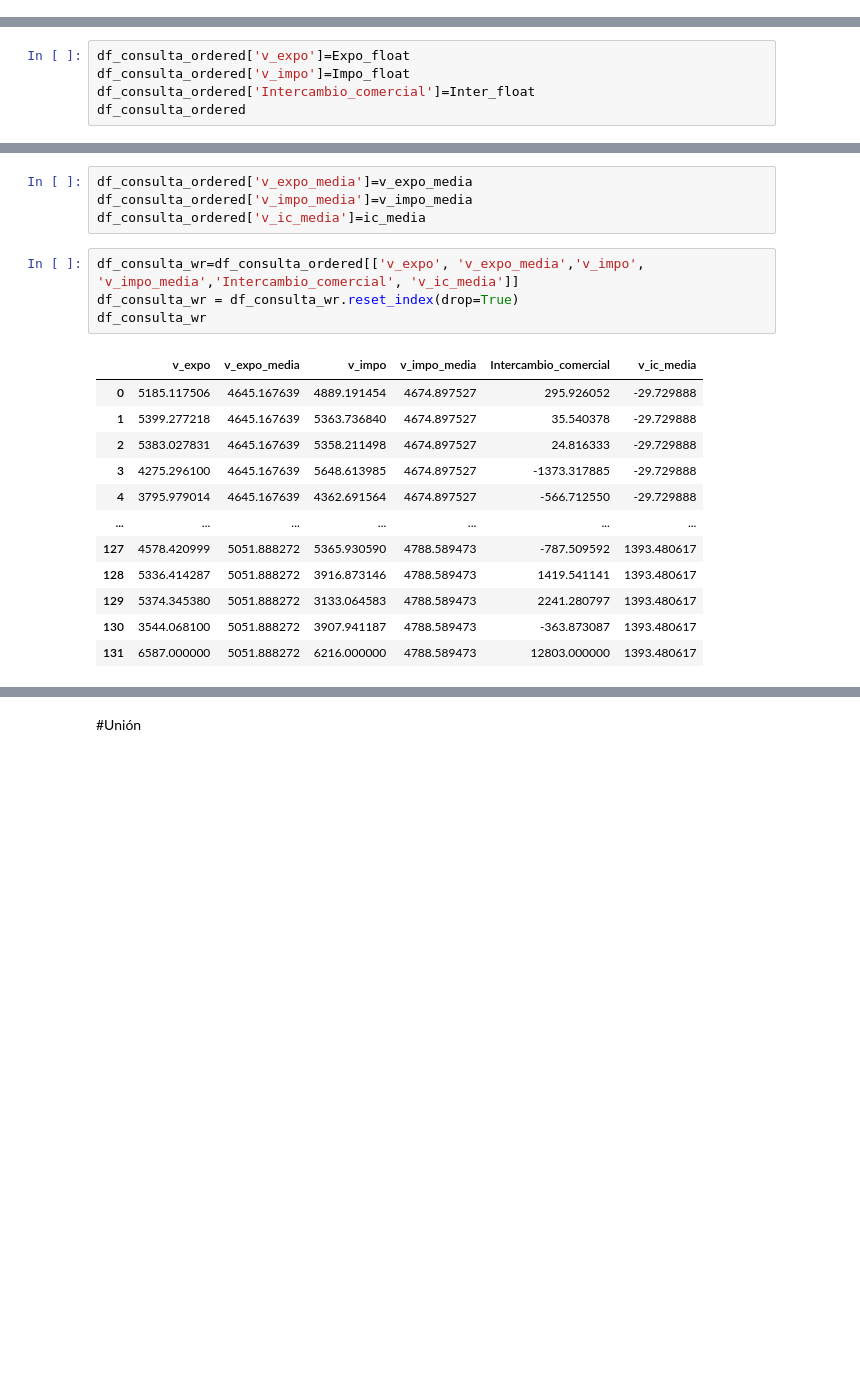
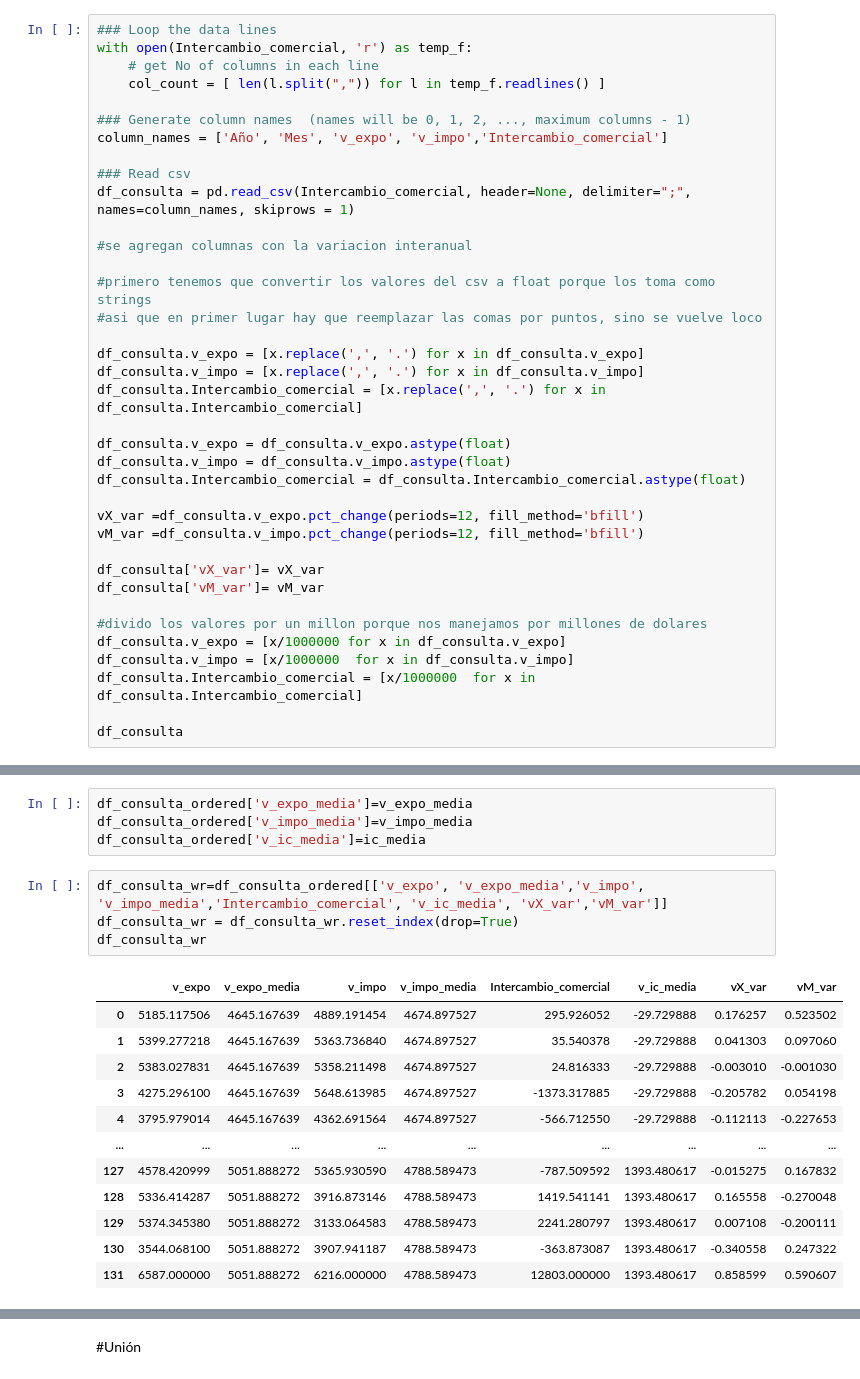
Before and after one commit to LucaGelmini/notebooks_indec, a Jupyter notebook: Estacionalidad/Estacionalidad-final.ipynb, the cells around one changed output, grey strips where cells are left out. Cells and saved outputs as stored; diff of their text form; blank space fills up the shorter version.

Commit message:
Se agregan a la tabla output la variacion de los valores X y M

```diff
--- a/Estacionalidad/Estacionalidad-final.ipynb
+++ b/Estacionalidad/Estacionalidad-final.ipynb
@@ -264,0 +225,37 @@ df_consulta
+# %%
+### Loop the data lines
+with open(Intercambio_comercial, 'r') as temp_f:
+    # get No of columns in each line
+    col_count = [ len(l.split(",")) for l in temp_f.readlines() ]
+
+### Generate column names  (names will be 0, 1, 2, ..., maximum columns - 1)
+column_names = ['Año', 'Mes', 'v_expo', 'v_impo','Intercambio_comercial']
+
+### Read csv
+df_consulta = pd.read_csv(Intercambio_comercial, header=None, delimiter=";", names=column_names, skiprows = 1)
+
+#se agregan columnas con la variacion interanual
+
+#primero tenemos que convertir los valores del csv a float porque los toma como strings
+#asi que en primer lugar hay que reemplazar las comas por puntos, sino se vuelve loco
+
+df_consulta.v_expo = [x.replace(',', '.') for x in df_consulta.v_expo]
+df_consulta.v_impo = [x.replace(',', '.') for x in df_consulta.v_impo]
+df_consulta.Intercambio_comercial = [x.replace(',', '.') for x in df_consulta.Intercambio_comercial]
+
+df_consulta.v_expo = df_consulta.v_expo.astype(float)
+df_consulta.v_impo = df_consulta.v_impo.astype(float)
+df_consulta.Intercambio_comercial = df_consulta.Intercambio_comercial.astype(float)
+
+vX_var =df_consulta.v_expo.pct_change(periods=12, fill_method='bfill')
+vM_var =df_consulta.v_impo.pct_change(periods=12, fill_method='bfill')
+
+df_consulta['vX_var']= vX_var
+df_consulta['vM_var']= vM_var
+
+#divido los valores por un millon porque nos manejamos por millones de dolares
+df_consulta.v_expo = [x/1000000 for x in df_consulta.v_expo]
+df_consulta.v_impo = [x/1000000  for x in df_consulta.v_impo]
+df_consulta.Intercambio_comercial = [x/1000000  for x in df_consulta.Intercambio_comercial]
+
+df_consulta
@@ -324,5 +323,0 @@ len(Expo_float)
-# %%
-df_consulta_ordered['v_expo']=Expo_float
-df_consulta_ordered['v_impo']=Impo_float
-df_consulta_ordered['Intercambio_comercial']=Inter_float
-df_consulta_ordered
@@ -378,19 +359,19 @@ df_consulta_ordered['v_expo_media']=v_expo_media
 df_consulta_ordered['v_impo_media']=v_impo_media
 df_consulta_ordered['v_ic_media']=ic_media
 # %%
-df_consulta_wr=df_consulta_ordered[['v_expo', 'v_expo_media','v_impo', 'v_impo_media','Intercambio_comercial', 'v_ic_media']]
+df_consulta_wr=df_consulta_ordered[['v_expo', 'v_expo_media','v_impo', 'v_impo_media','Intercambio_comercial', 'v_ic_media', 'vX_var','vM_var']]
 df_consulta_wr = df_consulta_wr.reset_index(drop=True)
 df_consulta_wr
 # %% [output]
-|  | v_expo | v_expo_media | v_impo | v_impo_media | Intercambio_comercial | v_ic_media |
-| 0 | 5185.117506 | 4645.167639 | 4889.191454 | 4674.897527 | 295.926052 | -29.729888 |
-| 1 | 5399.277218 | 4645.167639 | 5363.736840 | 4674.897527 | 35.540378 | -29.729888 |
-| 2 | 5383.027831 | 4645.167639 | 5358.211498 | 4674.897527 | 24.816333 | -29.729888 |
-| 3 | 4275.296100 | 4645.167639 | 5648.613985 | 4674.897527 | -1373.317885 | -29.729888 |
-| 4 | 3795.979014 | 4645.167639 | 4362.691564 | 4674.897527 | -566.712550 | -29.729888 |
-| ... | ... | ... | ... | ... | ... | ... |
-| 127 | 4578.420999 | 5051.888272 | 5365.930590 | 4788.589473 | -787.509592 | 1393.480617 |
-| 128 | 5336.414287 | 5051.888272 | 3916.873146 | 4788.589473 | 1419.541141 | 1393.480617 |
-| 129 | 5374.345380 | 5051.888272 | 3133.064583 | 4788.589473 | 2241.280797 | 1393.480617 |
-| 130 | 3544.068100 | 5051.888272 | 3907.941187 | 4788.589473 | -363.873087 | 1393.480617 |
-| 131 | 6587.000000 | 5051.888272 | 6216.000000 | 4788.589473 | 12803.000000 | 1393.480617 |
+|  | v_expo | v_expo_media | v_impo | v_impo_media | Intercambio_comercial | v_ic_media | vX_var | vM_var |
+| 0 | 5185.117506 | 4645.167639 | 4889.191454 | 4674.897527 | 295.926052 | -29.729888 | 0.176257 | 0.523502 |
+| 1 | 5399.277218 | 4645.167639 | 5363.736840 | 4674.897527 | 35.540378 | -29.729888 | 0.041303 | 0.097060 |
+| 2 | 5383.027831 | 4645.167639 | 5358.211498 | 4674.897527 | 24.816333 | -29.729888 | -0.003010 | -0.001030 |
+| 3 | 4275.296100 | 4645.167639 | 5648.613985 | 4674.897527 | -1373.317885 | -29.729888 | -0.205782 | 0.054198 |
+| 4 | 3795.979014 | 4645.167639 | 4362.691564 | 4674.897527 | -566.712550 | -29.729888 | -0.112113 | -0.227653 |
+| ... | ... | ... | ... | ... | ... | ... | ... | ... |
+| 127 | 4578.420999 | 5051.888272 | 5365.930590 | 4788.589473 | -787.509592 | 1393.480617 | -0.015275 | 0.167832 |
+| 128 | 5336.414287 | 5051.888272 | 3916.873146 | 4788.589473 | 1419.541141 | 1393.480617 | 0.165558 | -0.270048 |
+| 129 | 5374.345380 | 5051.888272 | 3133.064583 | 4788.589473 | 2241.280797 | 1393.480617 | 0.007108 | -0.200111 |
+| 130 | 3544.068100 | 5051.888272 | 3907.941187 | 4788.589473 | -363.873087 | 1393.480617 | -0.340558 | 0.247322 |
+| 131 | 6587.000000 | 5051.888272 | 6216.000000 | 4788.589473 | 12803.000000 | 1393.480617 | 0.858599 | 0.590607 |
```
Also changed, not shown: parts of 12 cells of this notebook, 4 other files.
